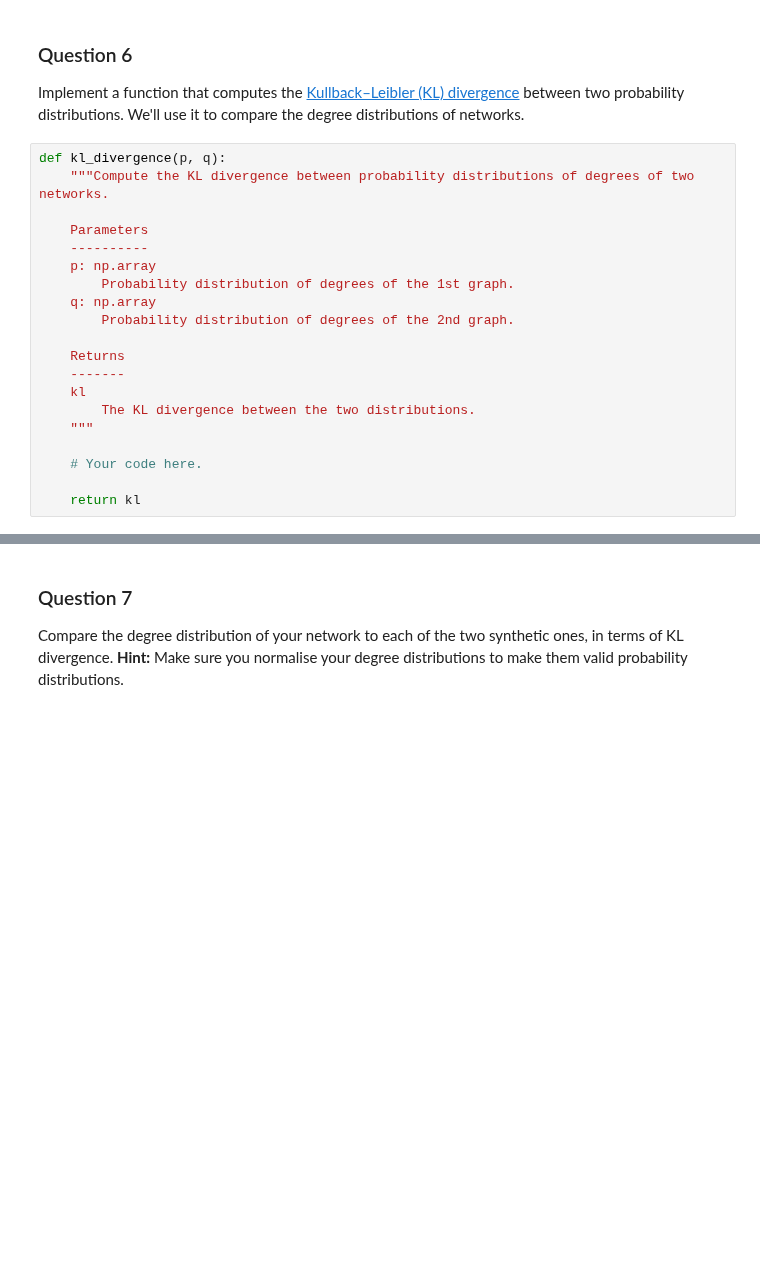
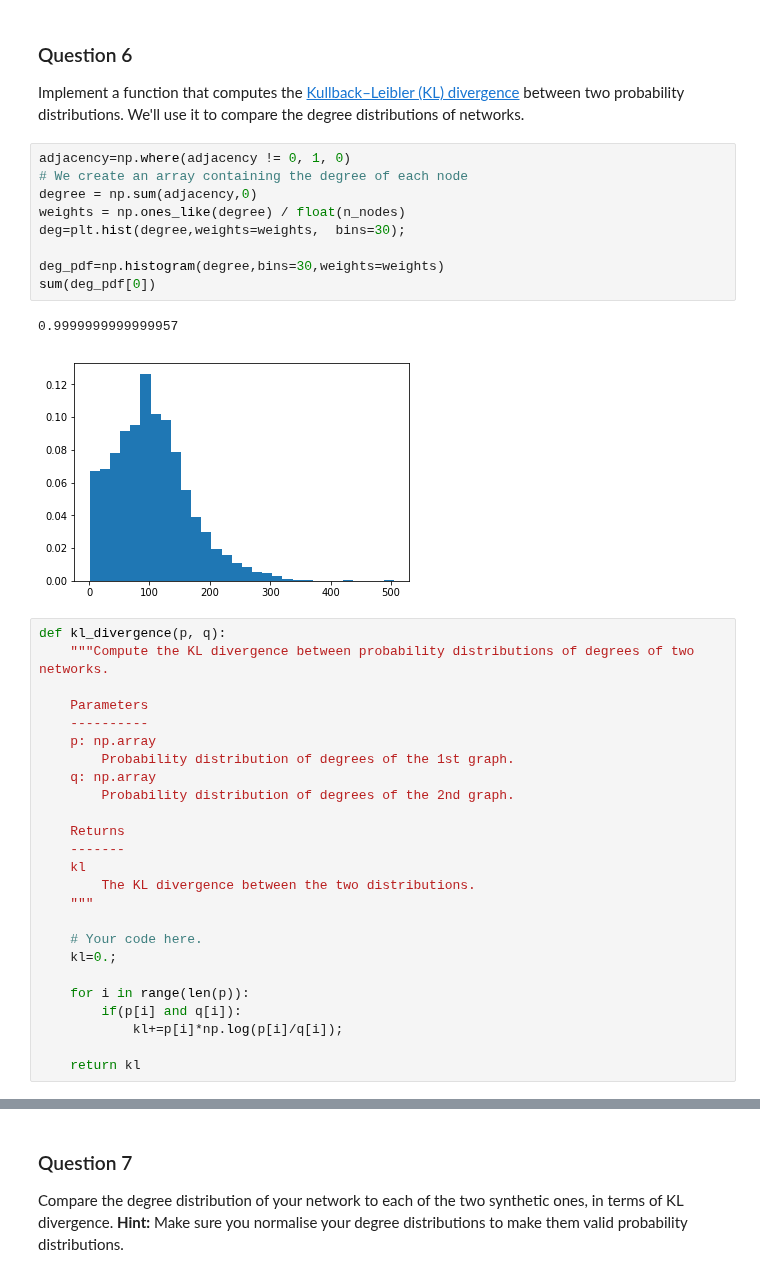
Before and after one commit to vndk36/Project_ntds2018, a Jupyter notebook: Milestone_2/2_network_models_AlCi_Cop_HF.ipynb, the cells around one changed output, grey strips where cells are left out. Saved outputs shown, nothing was run; the diff lists cells and outputs as text; blank space fills up the shorter version.

Commit message:
kl divergence fct done, trying to figure out next q

```diff
--- a/Milestone_2/2_network_models_AlCi_Cop_HF.ipynb
+++ b/Milestone_2/2_network_models_AlCi_Cop_HF.ipynb
@@ -348,6 +321,18 @@ Compare the number of edges in all three networks (your real network, the Erdős
 
 Implement a function that computes the [Kullback–Leibler (KL) divergence](https://en.wikipedia.org/wiki/Kullback%E2%80%93Leibler_divergence) between two probability distributions.
 We'll use it to compare the degree distributions of networks.
+# %%
+adjacency=np.where(adjacency != 0, 1, 0)
+# We create an array containing the degree of each node
+degree = np.sum(adjacency,0)
+weights = np.ones_like(degree) / float(n_nodes)
+deg=plt.hist(degree,weights=weights,  bins=30);
+
+deg_pdf=np.histogram(degree,bins=30,weights=weights)
+sum(deg_pdf[0])
+# %% [output]
+0.9999999999999957
+[figure, added]
 # %%
 def kl_divergence(p, q):
     """Compute the KL divergence between probability distributions of degrees of two networks.
@@ -366,6 +351,11 @@ def kl_divergence(p, q):
     """
 
     # Your code here.
+    kl=0.;
+
+    for i in range(len(p)):
+        if(p[i] and q[i]):
+            kl+=p[i]*np.log(p[i]/q[i]);
 
     return kl
 # %%
```
Also changed, not shown: parts of 8 cells of this notebook, 1 other file.
